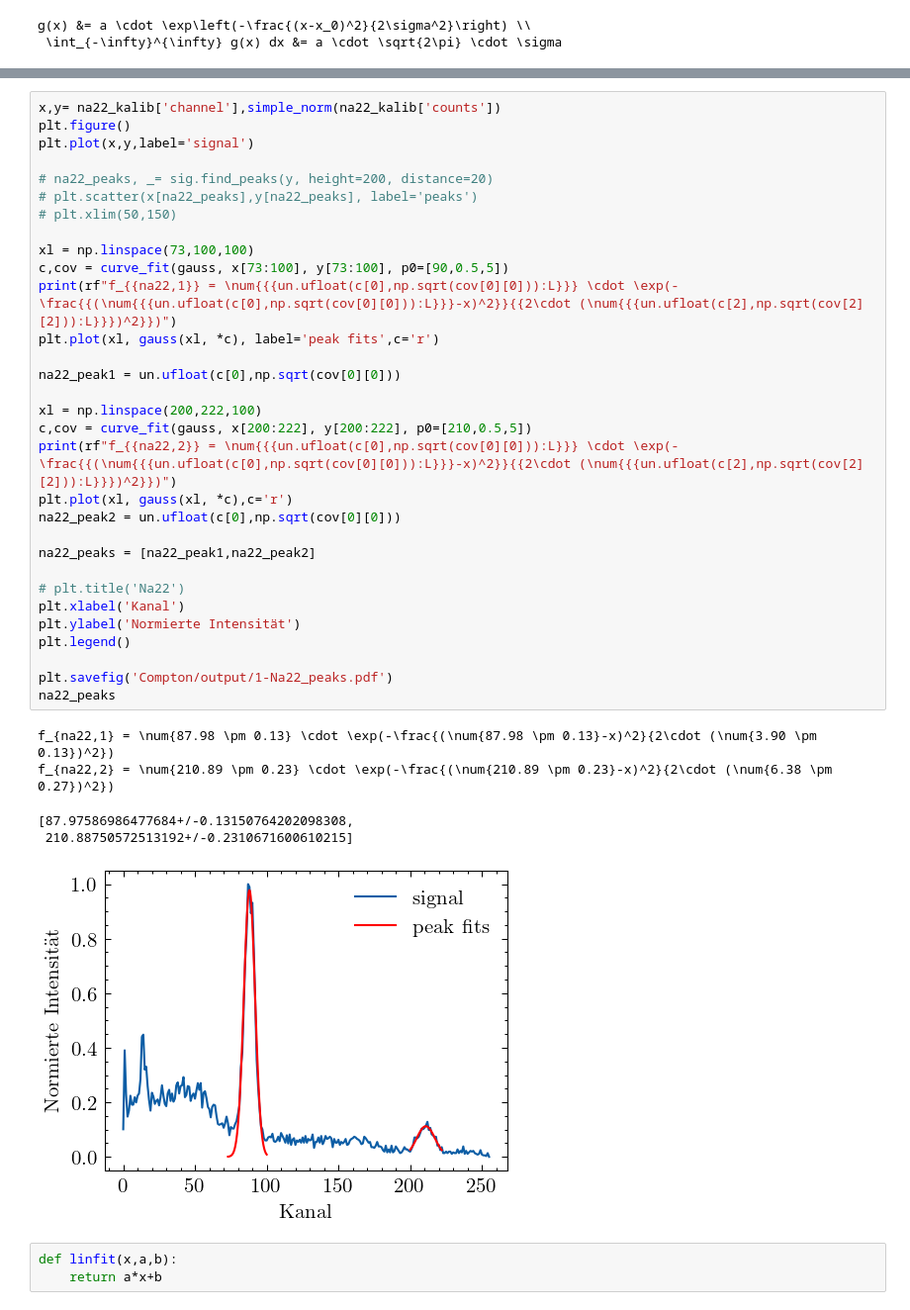
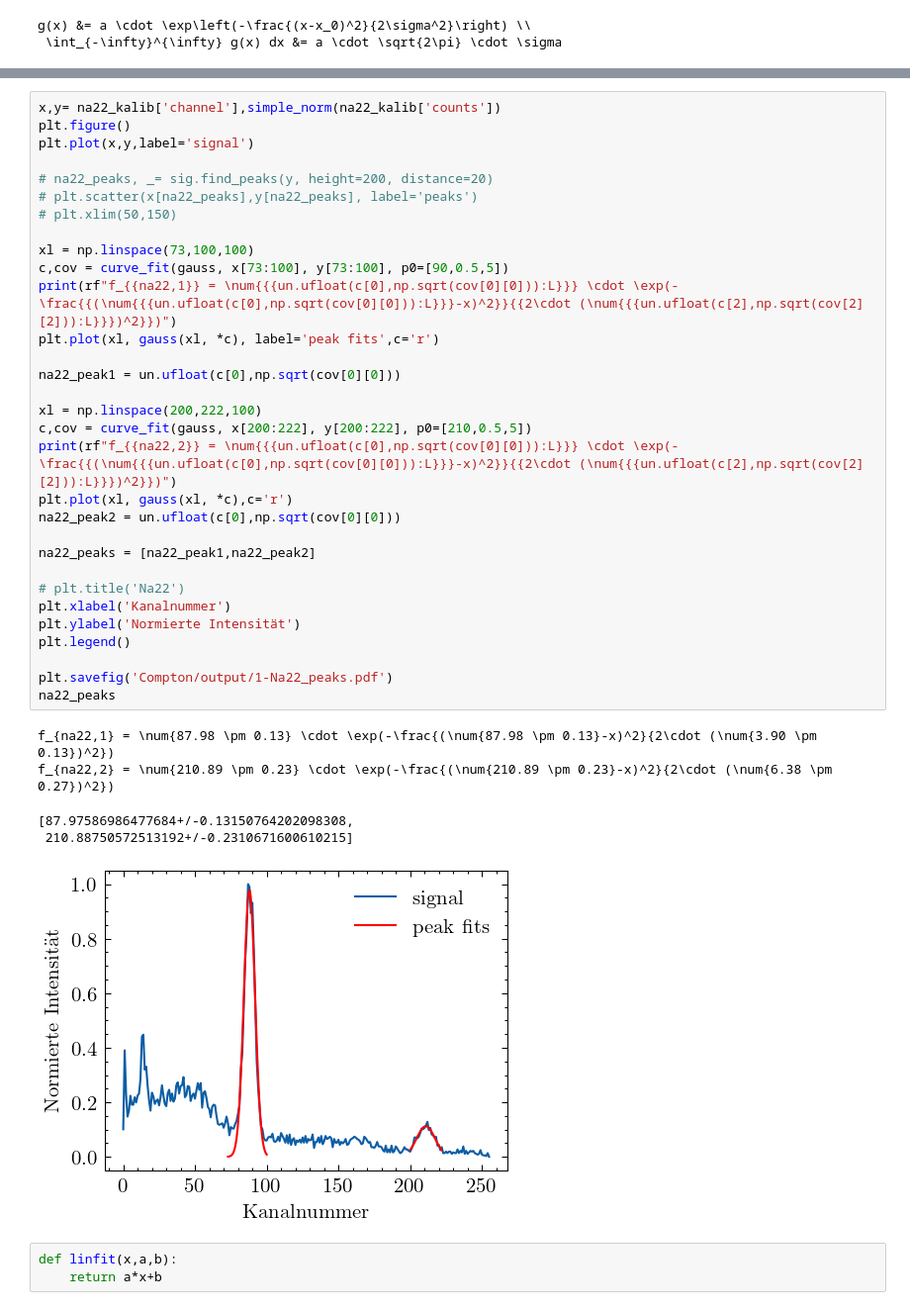
Before and after one commit to emhl/FP1, a Jupyter notebook: Compton.ipynb, the cells around one changed output, grey strips where cells are left out. Shown at 99% size. Drawn from its saved outputs; the diff is of its cells as text.

```diff
--- a/Compton.ipynb
+++ b/Compton.ipynb
@@ -203,35 +203,35 @@ plt.plot(x,y,label='signal')
 # na22_peaks, _= sig.find_peaks(y, height=200, distance=20)
 # plt.scatter(x[na22_peaks],y[na22_peaks], label='peaks')
 # plt.xlim(50,150)
 
 xl = np.linspace(73,100,100)
 c,cov = curve_fit(gauss, x[73:100], y[73:100], p0=[90,0.5,5])
 print(rf"f_{{na22,1}} = \num{{{un.ufloat(c[0],np.sqrt(cov[0][0])):L}}} \cdot \exp(-\frac{{(\num{{{un.ufloat(c[0],np.sqrt(cov[0][0])):L}}}-x)^2}}{{2\cdot (\num{{{un.ufloat(c[2],np.sqrt(cov[2][2])):L}}})^2}})")
 plt.plot(xl, gauss(xl, *c), label='peak fits',c='r')
 
 na22_peak1 = un.ufloat(c[0],np.sqrt(cov[0][0]))
 
 xl = np.linspace(200,222,100)
 c,cov = curve_fit(gauss, x[200:222], y[200:222], p0=[210,0.5,5])
 print(rf"f_{{na22,2}} = \num{{{un.ufloat(c[0],np.sqrt(cov[0][0])):L}}} \cdot \exp(-\frac{{(\num{{{un.ufloat(c[0],np.sqrt(cov[0][0])):L}}}-x)^2}}{{2\cdot (\num{{{un.ufloat(c[2],np.sqrt(cov[2][2])):L}}})^2}})")
 plt.plot(xl, gauss(xl, *c),c='r')
 na22_peak2 = un.ufloat(c[0],np.sqrt(cov[0][0]))
 
 na22_peaks = [na22_peak1,na22_peak2]
 
 # plt.title('Na22')
-plt.xlabel('Kanal')
+plt.xlabel('Kanalnummer')
 plt.ylabel('Normierte Intensität')
 plt.legend()
 
 plt.savefig('Compton/output/1-Na22_peaks.pdf')
 na22_peaks
 # %% [output]
 f_{na22,1} = \num{87.98 \pm 0.13} \cdot \exp(-\frac{(\num{87.98 \pm 0.13}-x)^2}{2\cdot (\num{3.90 \pm 0.13})^2})
 f_{na22,2} = \num{210.89 \pm 0.23} \cdot \exp(-\frac{(\num{210.89 \pm 0.23}-x)^2}{2\cdot (\num{6.38 \pm 0.27})^2})
 [87.97586986477684+/-0.13150764202098308,
  210.88750572513192+/-0.2310671600610215]
-[figure, old version]
+[figure, new version]
 # %%
 def linfit(x,a,b):
     return a*x+b
```
Also changed, not shown: parts of 14 cells of this notebook.
